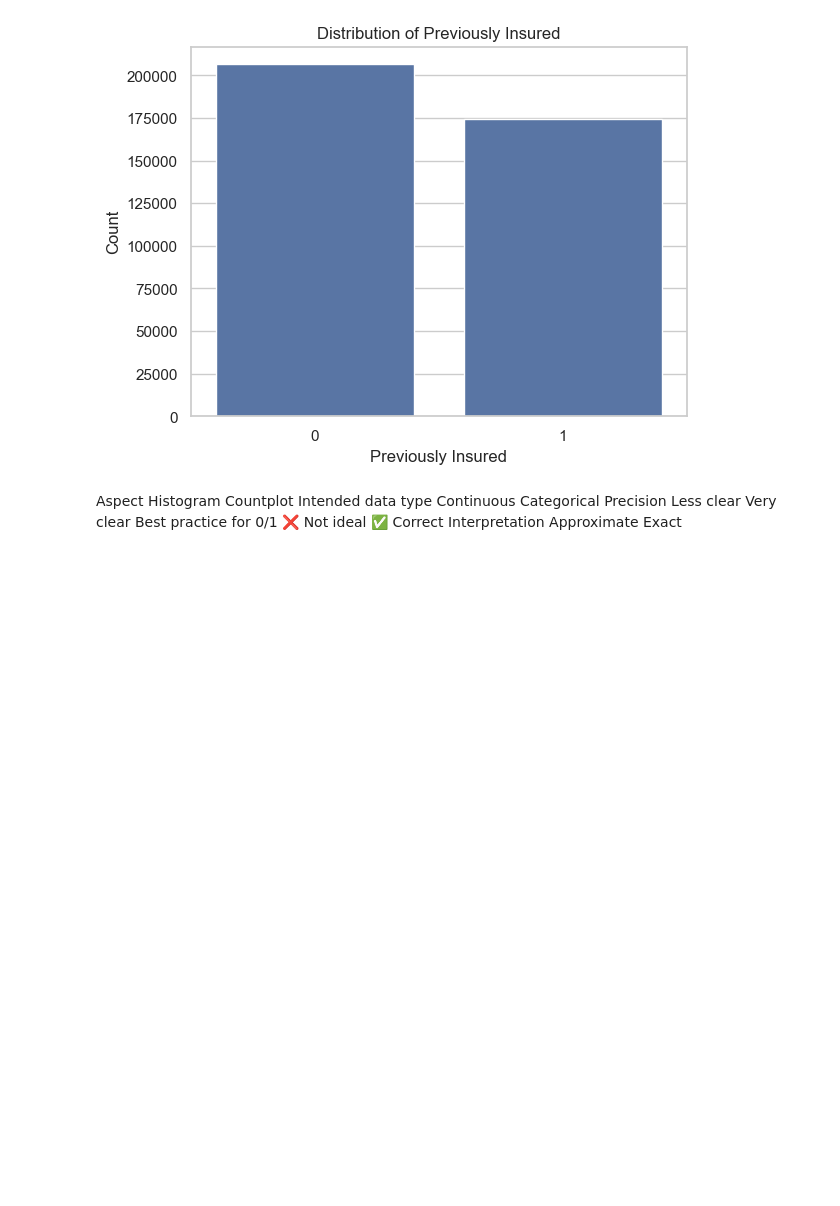
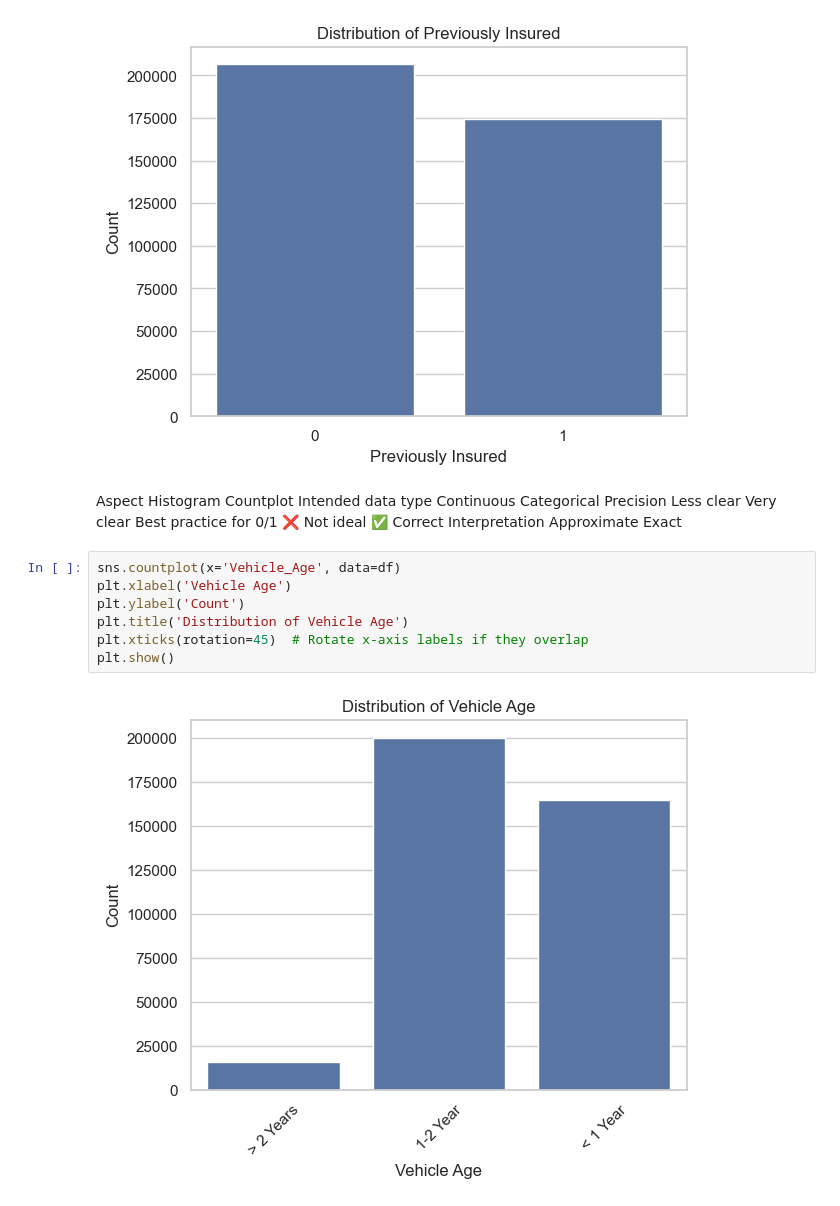
Before and after one commit to gaurxng12/MLOPS-project, a Jupyter notebook: notebook/exp-notebook.ipynb, the cells around one changed output. Cells and saved outputs as stored; diff of their text form; blank space fills up the shorter version.

```diff
--- a/notebook/exp-notebook.ipynb
+++ b/notebook/exp-notebook.ipynb
@@ -179,3 +179,12 @@ Intended data type	         Continuous	                      Categorical
 Precision	                 Less clear	                      Very clear
 Best practice for 0/1	    ❌ Not ideal	                     ✅ Correct
 Interpretation           	Approximate	                       Exact
+# %%
+sns.countplot(x='Vehicle_Age', data=df)
+plt.xlabel('Vehicle Age')
+plt.ylabel('Count')
+plt.title('Distribution of Vehicle Age')
+plt.xticks(rotation=45)  # Rotate x-axis labels if they overlap
+plt.show()
+# %% [output]
+[figure, added]
```
Also changed, not shown: parts of 21 cells of this notebook, 10 other files.
